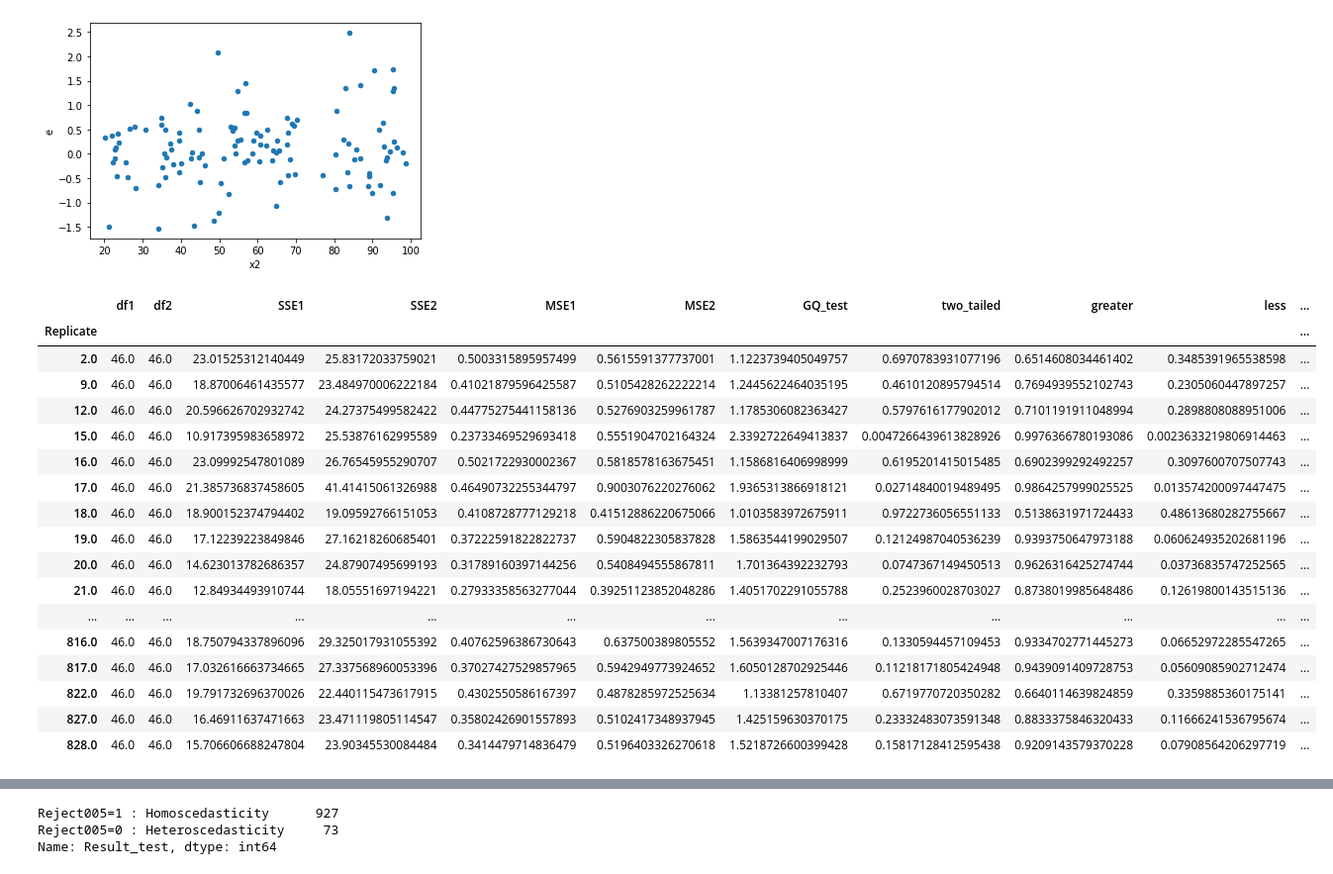
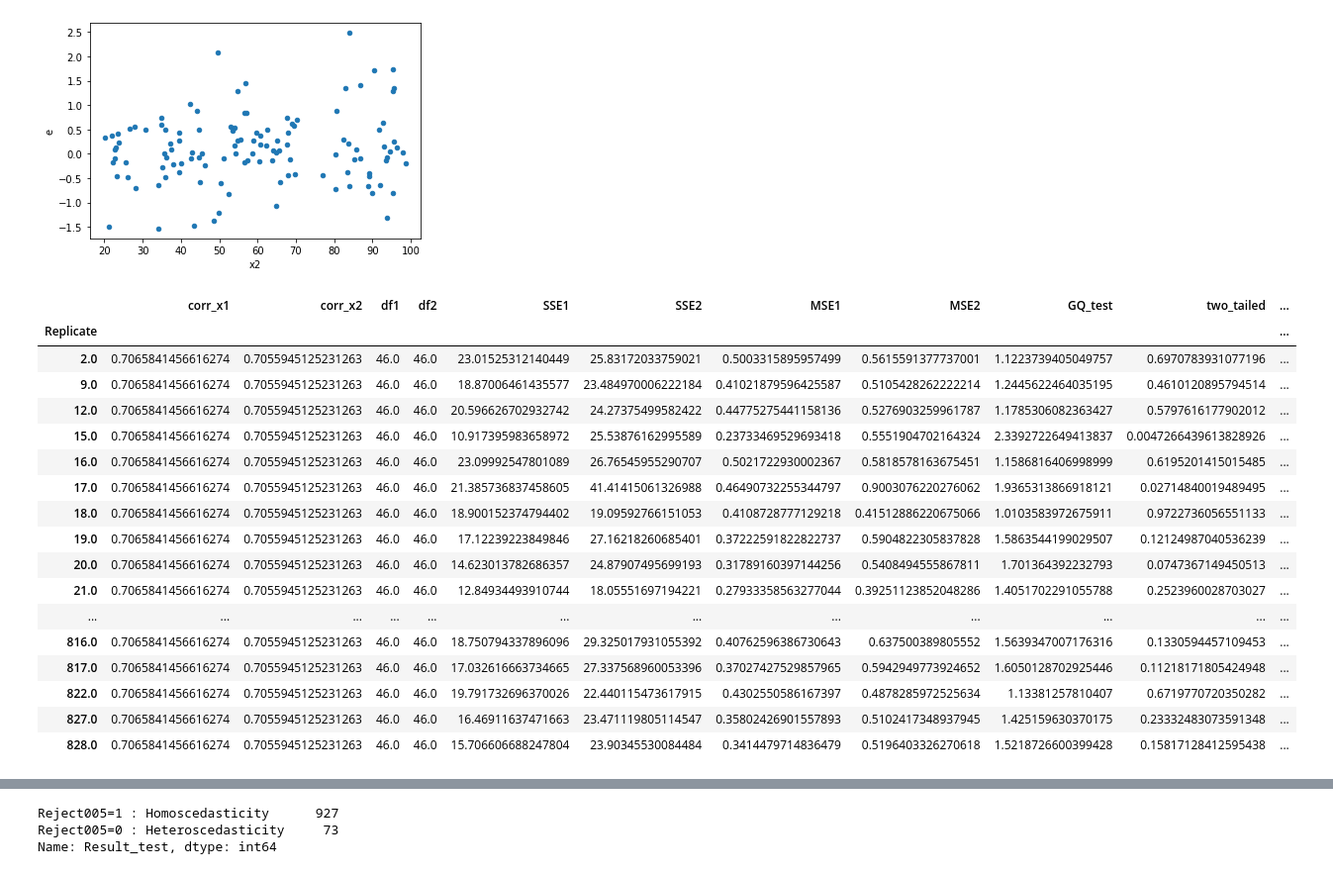
Before and after one commit to iam-fern/Generate_groupwise_2X, a Jupyter notebook: GQtest_groupwise_(y_hat)_0_3_0_7_n120_05.ipynb, the cells around one changed output, grey strips where cells are left out. Shown at 99% size. Drawn from its saved outputs; the diff is of its cells as text; code cells hidden in the pictures.

```diff
--- a/GQtest_groupwise_(y_hat)_0_3_0_7_n120_05.ipynb
+++ b/GQtest_groupwise_(y_hat)_0_3_0_7_n120_05.ipynb
@@ -176,6 +176,13 @@ def get_result(run_replicate, percent_data):
     new_table_sort = new_table.sort_values('y_hat')
     new_table_sort.reset_index(inplace=True)
     new_table_sort.drop(['index'], axis=1, inplace=True)
+
+    # Correlation between two columns of DataFrame.
+    corr_x1 = table['x1'].corr(table['Y'])
+    corr_x2 = table['x2'].corr(table['Y'])
+
+    # Correlation between all the columns of DataFrame.
+    all_corr = table.corr()
 
     # แบ่งข้อมูลกลุ่มที่ 1
     table1 = new_table_sort.iloc[:int(percent_data*new_table_sort.shape[0]) , :]
@@ -217,13 +224,15 @@ def get_result(run_replicate, percent_data):
     p_greater = ss.f.cdf(GQ_test, df2, df1)
     p_less = 1.0-ss.f.cdf(GQ_test, df2, df1)
 
-    return df1, df2, SSE1, SSE2, MSE1, MSE2, GQ_test, two_tailed, p_greater, p_less
+    return corr_x1, corr_x2, df1, df2, SSE1, SSE2, MSE1, MSE2, GQ_test, two_tailed, p_greater, p_less
 
 # สร้าง list ของ replicates
 list_replicate=list({i[0] for i in table.index})
 list_replicate.sort()
 
 # สร้าง list เพื่อเก็บค่า ทุกรอบที่ run
+list_corr_x1=[]
+list_corr_x2=[]
 list_df1=[]
 list_df2=[]
 list_SSE1=[]
@@ -240,7 +249,9 @@ percent_data=0.4
 
 # ใช้ for loop สำหรับการ run ทุก replicates
 for run_replicate in list_replicate:
-    df1, df2, SSE1, SSE2, MSE1, MSE2, GQ_test, two_tailed, p_greater, p_less=get_result(run_replicate, percent_data)
+    corr_x1, corr_x2, df1, df2, SSE1, SSE2, MSE1, MSE2, GQ_test, two_tailed, p_greater, p_less=get_result(run_replicate, percent_data)
+    list_corr_x1.append(corr_x1)
+    list_corr_x2.append(corr_x2)
     list_df1.append(df1)
     list_SSE1.append(SSE1)
     list_df2.append(df2)
@@ -254,38 +265,38 @@ for run_replicate in list_replicate:
 # %%
 # สร้างตารางผลลัพธ์
 alpha = 0.05
 pd.set_option('display.max_rows', 1000)
 pd.set_option('display.max_columns', 1000)
 pd.set_option('display.width', 1000)
-result=pd.DataFrame({"Replicate":list_replicate, "df1":list_df1, "df2":list_df2, "SSE1":list_SSE1,
+result=pd.DataFrame({"Replicate":list_replicate, "corr_x1":list_corr_x1, "corr_x2":list_corr_x2, "df1":list_df1, "df2":list_df2, "SSE1":list_SSE1,
                      "SSE2":list_SSE2, "MSE1":list_MSE1, "MSE2":list_MSE2,
                      "GQ_test":list_GQ_test, "two_tailed":list_two_tailed, "greater":list_p_greater, "less":list_p_less})
 result.set_index(['Replicate'], inplace=True)
 result=result[(result["two_tailed"]<=1) & (result["greater"]<=1) & (result["less"]<=1)]
 result["Result_test"]=result["two_tailed"].apply(lambda p_value: 'Reject005=0 : Heteroscedasticity'
                                                  if p_value < alpha else 'Reject005=1 : Homoscedasticity')
 #two_tailed_new_show=two_tailed_new.drop(columns="greater")
 
 result.astype(str)
 # %% [output]
-|  | df1 | df2 | SSE1 | SSE2 | MSE1 | MSE2 | GQ_test | two_tailed | greater | less | ... |
+|  | corr_x1 | corr_x2 | df1 | df2 | SSE1 | SSE2 | MSE1 | MSE2 | GQ_test | two_tailed | ... |
 | Replicate |  |  |  |  |  |  |  |  |  |  | ... |
-| 2.0 | 46.0 | 46.0 | 23.01525312140449 | 25.83172033759021 | 0.5003315895957499 | 0.5615591377737001 | 1.1223739405049757 | 0.6970783931077196 | 0.6514608034461402 | 0.3485391965538598 | ... |
-| 9.0 | 46.0 | 46.0 | 18.87006461435577 | 23.484970006222184 | 0.41021879596425587 | 0.5105428262222214 | 1.2445622464035195 | 0.4610120895794514 | 0.7694939552102743 | 0.2305060447897257 | ... |
-| 12.0 | 46.0 | 46.0 | 20.596626702932742 | 24.27375499582422 | 0.44775275441158136 | 0.5276903259961787 | 1.1785306082363427 | 0.5797616177902012 | 0.7101191911048994 | 0.2898808088951006 | ... |
-| 15.0 | 46.0 | 46.0 | 10.917395983658972 | 25.53876162995589 | 0.23733469529693418 | 0.5551904702164324 | 2.3392722649413837 | 0.0047266439613828926 | 0.9976366780193086 | 0.0023633219806914463 | ... |
-| 16.0 | 46.0 | 46.0 | 23.09992547801089 | 26.76545955290707 | 0.5021722930002367 | 0.5818578163675451 | 1.1586816406998999 | 0.6195201415015485 | 0.6902399292492257 | 0.3097600707507743 | ... |
-| 17.0 | 46.0 | 46.0 | 21.385736837458605 | 41.41415061326988 | 0.46490732255344797 | 0.9003076220276062 | 1.9365313866918121 | 0.02714840019489495 | 0.9864257999025525 | 0.013574200097447475 | ... |
-| 18.0 | 46.0 | 46.0 | 18.900152374794402 | 19.09592766151053 | 0.4108728777129218 | 0.41512886220675066 | 1.0103583972675911 | 0.9722736056551133 | 0.5138631971724433 | 0.48613680282755667 | ... |
-| 19.0 | 46.0 | 46.0 | 17.12239223849846 | 27.16218260685401 | 0.37222591822822737 | 0.5904822305837828 | 1.5863544199029507 | 0.12124987040536239 | 0.9393750647973188 | 0.060624935202681196 | ... |
-| 20.0 | 46.0 | 46.0 | 14.623013782686357 | 24.87907495699193 | 0.31789160397144256 | 0.5408494555867811 | 1.701364392232793 | 0.0747367149450513 | 0.9626316425274744 | 0.03736835747252565 | ... |
-| 21.0 | 46.0 | 46.0 | 12.84934493910744 | 18.05551697194221 | 0.27933358563277044 | 0.39251123852048286 | 1.4051702291055788 | 0.2523960028703027 | 0.8738019985648486 | 0.12619800143515136 | ... |
+| 2.0 | 0.7065841456616274 | 0.7055945125231263 | 46.0 | 46.0 | 23.01525312140449 | 25.83172033759021 | 0.5003315895957499 | 0.5615591377737001 | 1.1223739405049757 | 0.6970783931077196 | ... |
+| 9.0 | 0.7065841456616274 | 0.7055945125231263 | 46.0 | 46.0 | 18.87006461435577 | 23.484970006222184 | 0.41021879596425587 | 0.5105428262222214 | 1.2445622464035195 | 0.4610120895794514 | ... |
+| 12.0 | 0.7065841456616274 | 0.7055945125231263 | 46.0 | 46.0 | 20.596626702932742 | 24.27375499582422 | 0.44775275441158136 | 0.5276903259961787 | 1.1785306082363427 | 0.5797616177902012 | ... |
+| 15.0 | 0.7065841456616274 | 0.7055945125231263 | 46.0 | 46.0 | 10.917395983658972 | 25.53876162995589 | 0.23733469529693418 | 0.5551904702164324 | 2.3392722649413837 | 0.0047266439613828926 | ... |
+| 16.0 | 0.7065841456616274 | 0.7055945125231263 | 46.0 | 46.0 | 23.09992547801089 | 26.76545955290707 | 0.5021722930002367 | 0.5818578163675451 | 1.1586816406998999 | 0.6195201415015485 | ... |
+| 17.0 | 0.7065841456616274 | 0.7055945125231263 | 46.0 | 46.0 | 21.385736837458605 | 41.41415061326988 | 0.46490732255344797 | 0.9003076220276062 | 1.9365313866918121 | 0.02714840019489495 | ... |
+| 18.0 | 0.7065841456616274 | 0.7055945125231263 | 46.0 | 46.0 | 18.900152374794402 | 19.09592766151053 | 0.4108728777129218 | 0.41512886220675066 | 1.0103583972675911 | 0.9722736056551133 | ... |
+| 19.0 | 0.7065841456616274 | 0.7055945125231263 | 46.0 | 46.0 | 17.12239223849846 | 27.16218260685401 | 0.37222591822822737 | 0.5904822305837828 | 1.5863544199029507 | 0.12124987040536239 | ... |
+| 20.0 | 0.7065841456616274 | 0.7055945125231263 | 46.0 | 46.0 | 14.623013782686357 | 24.87907495699193 | 0.31789160397144256 | 0.5408494555867811 | 1.701364392232793 | 0.0747367149450513 | ... |
+| 21.0 | 0.7065841456616274 | 0.7055945125231263 | 46.0 | 46.0 | 12.84934493910744 | 18.05551697194221 | 0.27933358563277044 | 0.39251123852048286 | 1.4051702291055788 | 0.2523960028703027 | ... |
 | ... | ... | ... | ... | ... | ... | ... | ... | ... | ... | ... | ... |
-| 816.0 | 46.0 | 46.0 | 18.750794337896096 | 29.325017931055392 | 0.40762596386730643 | 0.637500389805552 | 1.5639347007176316 | 0.1330594457109453 | 0.9334702771445273 | 0.06652972285547265 | ... |
-| 817.0 | 46.0 | 46.0 | 17.032616663734665 | 27.337568960053396 | 0.37027427529857965 | 0.5942949773924652 | 1.6050128702925446 | 0.11218171805424948 | 0.9439091409728753 | 0.05609085902712474 | ... |
-| 822.0 | 46.0 | 46.0 | 19.791732696370026 | 22.440115473617915 | 0.4302550586167397 | 0.4878285972525634 | 1.13381257810407 | 0.6719770720350282 | 0.6640114639824859 | 0.3359885360175141 | ... |
-| 827.0 | 46.0 | 46.0 | 16.46911637471663 | 23.471119805114547 | 0.35802426901557893 | 0.5102417348937945 | 1.425159630370175 | 0.23332483073591348 | 0.8833375846320433 | 0.11666241536795674 | ... |
-| 828.0 | 46.0 | 46.0 | 15.706606688247804 | 23.90345530084484 | 0.3414479714836479 | 0.5196403326270618 | 1.5218726600399428 | 0.15817128412595438 | 0.9209143579370228 | 0.07908564206297719 | ... |
+| 816.0 | 0.7065841456616274 | 0.7055945125231263 | 46.0 | 46.0 | 18.750794337896096 | 29.325017931055392 | 0.40762596386730643 | 0.637500389805552 | 1.5639347007176316 | 0.1330594457109453 | ... |
+| 817.0 | 0.7065841456616274 | 0.7055945125231263 | 46.0 | 46.0 | 17.032616663734665 | 27.337568960053396 | 0.37027427529857965 | 0.5942949773924652 | 1.6050128702925446 | 0.11218171805424948 | ... |
+| 822.0 | 0.7065841456616274 | 0.7055945125231263 | 46.0 | 46.0 | 19.791732696370026 | 22.440115473617915 | 0.4302550586167397 | 0.4878285972525634 | 1.13381257810407 | 0.6719770720350282 | ... |
+| 827.0 | 0.7065841456616274 | 0.7055945125231263 | 46.0 | 46.0 | 16.46911637471663 | 23.471119805114547 | 0.35802426901557893 | 0.5102417348937945 | 1.425159630370175 | 0.23332483073591348 | ... |
+| 828.0 | 0.7065841456616274 | 0.7055945125231263 | 46.0 | 46.0 | 15.706606688247804 | 23.90345530084484 | 0.3414479714836479 | 0.5196403326270618 | 1.5218726600399428 | 0.15817128412595438 | ... |
 # %%
 # สร้างตารางผลลัพธ์
 alpha = 0.05
```
Also changed, not shown: parts of 1 cell of this notebook.
